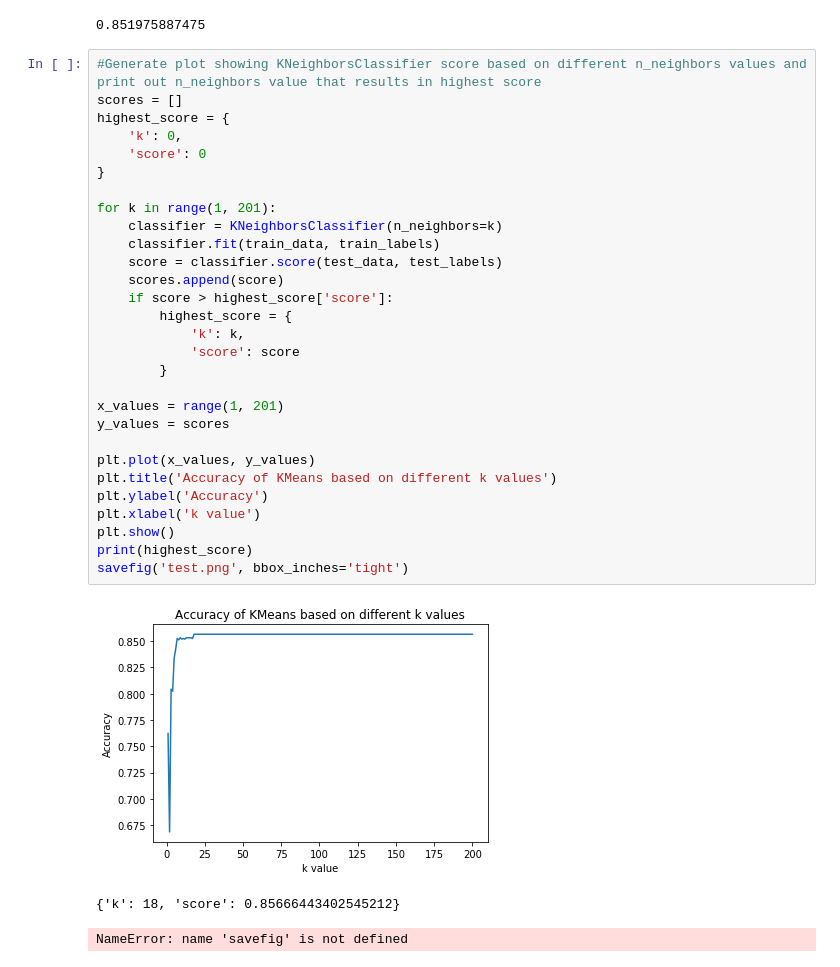
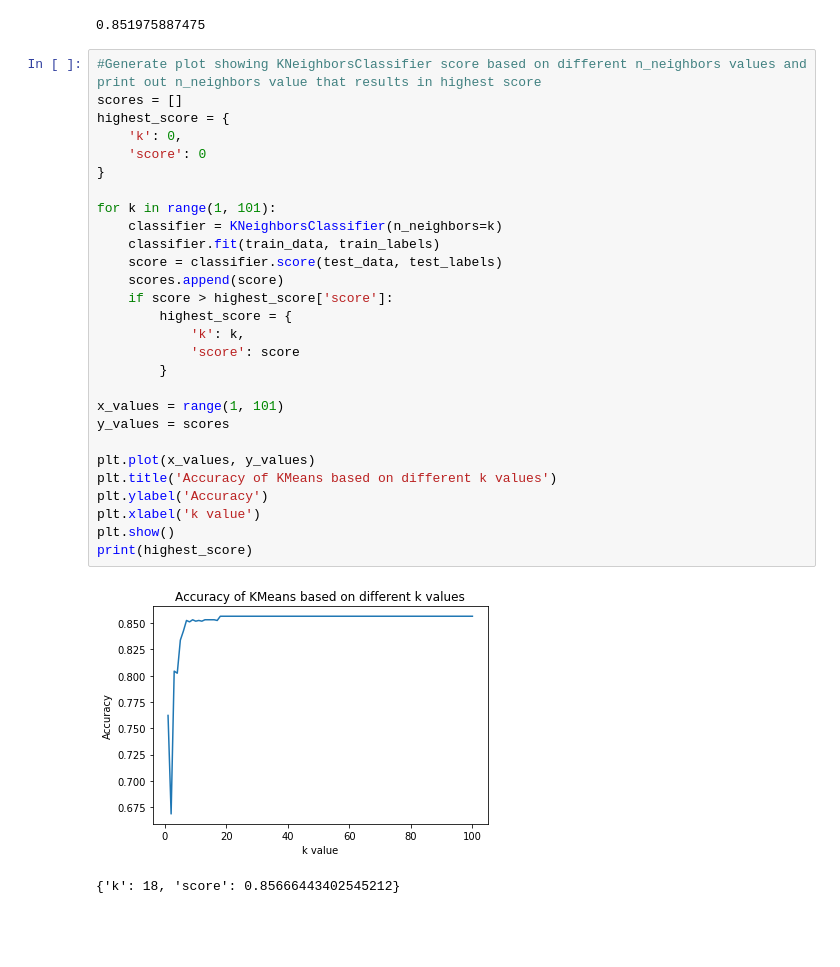
Before and after one commit to andrewhercules/date-a-scientist, a Jupyter notebook: date_a_scientist.ipynb, the cells around one changed output. Drawn from its saved outputs; the diff is of its cells as text; blank space fills up the shorter version.

```diff
--- a/date_a_scientist.ipynb
+++ b/date_a_scientist.ipynb
@@ -215,33 +215,31 @@ print(score)
 # %%
 #Generate plot showing KNeighborsClassifier score based on different n_neighbors values and print out n_neighbors value that results in highest score
 scores = []
 highest_score = {
     'k': 0,
     'score': 0
 }
 
-for k in range(1, 201):
+for k in range(1, 101):
     classifier = KNeighborsClassifier(n_neighbors=k)
     classifier.fit(train_data, train_labels)
     score = classifier.score(test_data, test_labels)
     scores.append(score)
     if score > highest_score['score']:
         highest_score = {
             'k': k,
             'score': score
         }
 
-x_values = range(1, 201)
+x_values = range(1, 101)
 y_values = scores
 
 plt.plot(x_values, y_values)
 plt.title('Accuracy of KMeans based on different k values')
 plt.ylabel('Accuracy')
 plt.xlabel('k value')
 plt.show()
 print(highest_score)
-savefig('test.png', bbox_inches='tight')
 # %% [output]
-[figure, old version]
+[figure, new version]
 {'k': 18, 'score': 0.85666443402545212}
-NameError: name 'savefig' is not defined
```
Also changed, not shown: parts of 2 cells of this notebook.
